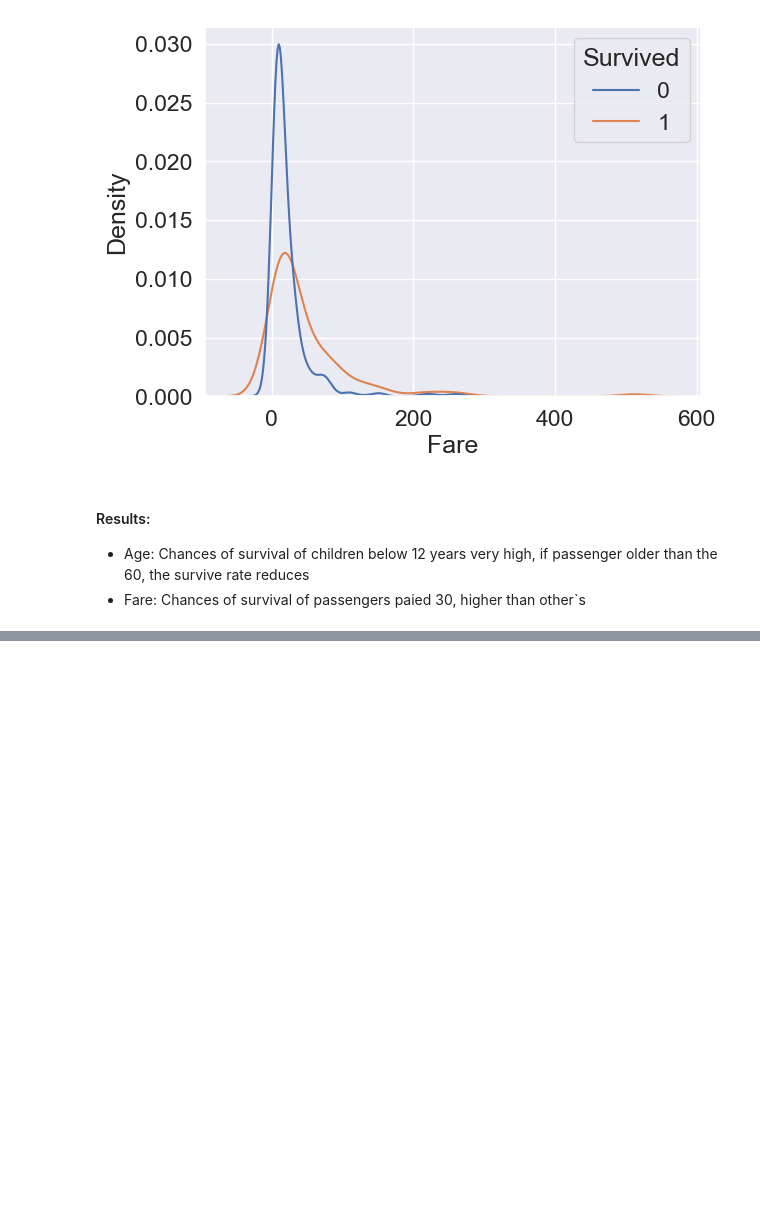
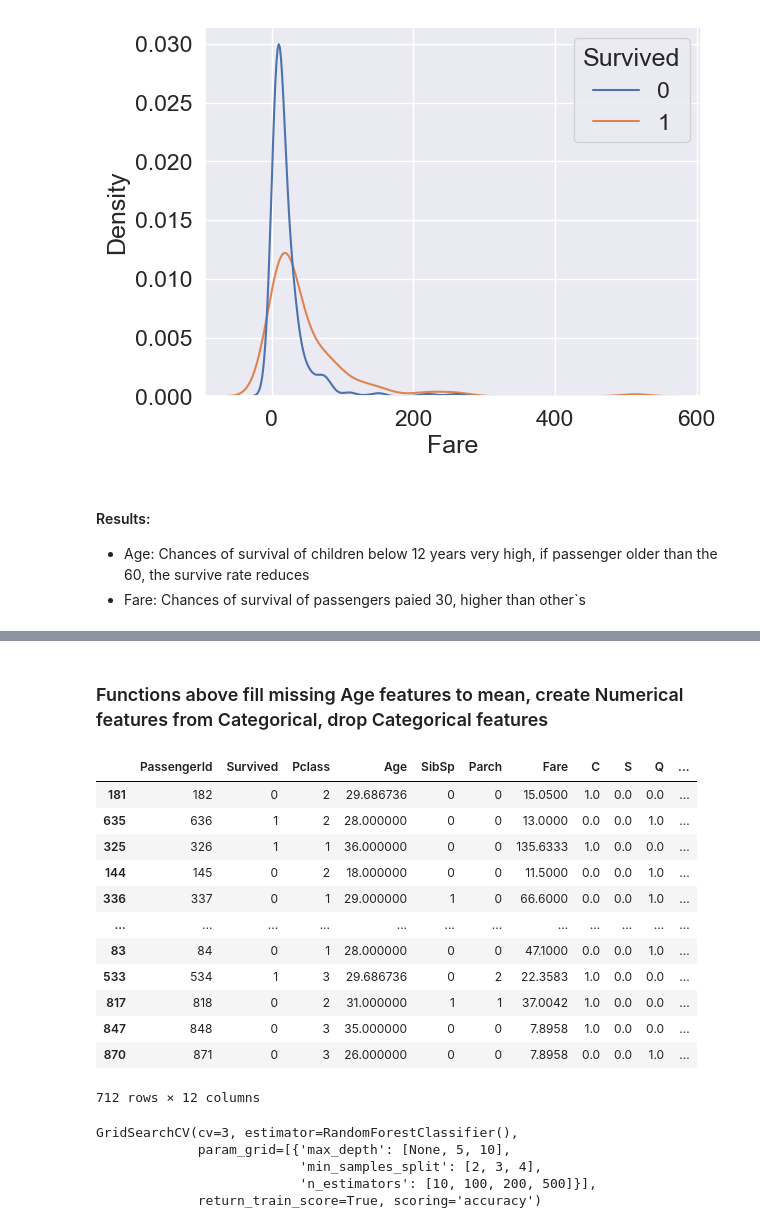
Before and after one commit to AsselAlimzhanova/Titanic-Kaggle-Competition, a Jupyter notebook: Titanic_kaggle.ipynb, the cells around one changed output, grey strips where cells are left out. Saved outputs shown, nothing was run; the diff lists cells and outputs as text; code cells hidden in the pictures; blank space fills up the shorter version.

```diff
--- a/Titanic_kaggle.ipynb
+++ b/Titanic_kaggle.ipynb
@@ -321,0 +359,60 @@ for feature in ['Age', 'Fare']:
+# %%
+from sklearn.base import BaseEstimator, TransformerMixin
+from sklearn.impute import SimpleImputer
+
+class AgeImputer(BaseEstimator, TransformerMixin):
+    def fit(self, X, y=None):
+        return self
+
+    def transform(self, X):
+        imputer=SimpleImputer(strategy='mean')
+        X['Age']=imputer.fit_transform(X[['Age']])
+        return X
+# %%
+from sklearn.preprocessing import OneHotEncoder
+
+class FeatureEncoder(BaseEstimator, TransformerMixin):
+    def fit(self,X,y=None):
+        return self
+    def transform(self,X):
+        encoder=OneHotEncoder()
+        matrix=encoder.fit_transform(X[['Embarked']]).toarray()
+        column_names=['C','S','Q','N']
+        for i in range(len(matrix.T)):
+            X[column_names[i]] = matrix.T[i]
+        matrix=encoder.fit_transform(X[['Sex']]).toarray()
+        column_names=['Female', 'Male']
+        for i in range(len(matrix.T)):
+            X[column_names[i]] = matrix.T[i]
+        return X
+# %%
+class FeatureDropper(BaseEstimator, TransformerMixin):
+    def fit(self,X,y=None):
+        return self
+    def transform(self, X):
+        return X.drop(['Embarked', 'Name', 'Ticket', 'Cabin', 'Sex', 'Age_category','N'], axis=1,errors='ignore')
+
+from sklearn.pipeline import Pipeline
+pipeline = Pipeline([('ageimputer', AgeImputer()),
+                     ('featureencoder', FeatureEncoder()),
+                     ('feauterdropper', FeatureDropper())])
+# %% [markdown]
+### Functions above fill missing Age features to mean, create Numerical features from Categorical, drop Categorical features
+# %%
+strat_train_set = pipeline.fit_transform(strat_train_set)
+# %%
+strat_train_set
+# %% [output]
+|  | PassengerId | Survived | Pclass | Age | SibSp | Parch | Fare | C | S | Q | ... |
+| 181 | 182 | 0 | 2 | 29.686736 | 0 | 0 | 15.0500 | 1.0 | 0.0 | 0.0 | ... |
+| 635 | 636 | 1 | 2 | 28.000000 | 0 | 0 | 13.0000 | 0.0 | 0.0 | 1.0 | ... |
+| 325 | 326 | 1 | 1 | 36.000000 | 0 | 0 | 135.6333 | 1.0 | 0.0 | 0.0 | ... |
+| 144 | 145 | 0 | 2 | 18.000000 | 0 | 0 | 11.5000 | 0.0 | 0.0 | 1.0 | ... |
+| 336 | 337 | 0 | 1 | 29.000000 | 1 | 0 | 66.6000 | 0.0 | 0.0 | 1.0 | ... |
+| ... | ... | ... | ... | ... | ... | ... | ... | ... | ... | ... | ... |
+| 83 | 84 | 0 | 1 | 28.000000 | 0 | 0 | 47.1000 | 0.0 | 0.0 | 1.0 | ... |
+| 533 | 534 | 1 | 3 | 29.686736 | 0 | 2 | 22.3583 | 1.0 | 0.0 | 0.0 | ... |
+| 817 | 818 | 0 | 2 | 31.000000 | 1 | 1 | 37.0042 | 1.0 | 0.0 | 0.0 | ... |
+| 847 | 848 | 0 | 3 | 35.000000 | 0 | 0 | 7.8958 | 1.0 | 0.0 | 0.0 | ... |
+| 870 | 871 | 0 | 3 | 26.000000 | 0 | 0 | 7.8958 | 0.0 | 0.0 | 1.0 | ... |
+712 rows × 12 columns
@@ -321,0 +426,17 @@ for feature in ['Age', 'Fare']:
+# %%
+# Random Forest Classifier and cross validation
+from sklearn.ensemble import RandomForestClassifier
+from sklearn.model_selection import GridSearchCV
+
+clf = RandomForestClassifier()
+param_gird=[
+    {'n_estimators': [10,100,200,500],'max_depth':[None,5,10],'min_samples_split':[2,3,4]}
+]
+grid_search=GridSearchCV(clf,param_gird,cv=3,scoring='accuracy',return_train_score=True)
+grid_search.fit(X_data,y_data)
+# %% [output]
+GridSearchCV(cv=3, estimator=RandomForestClassifier(),
+             param_grid=[{'max_depth': [None, 5, 10],
+                          'min_samples_split': [2, 3, 4],
+                          'n_estimators': [10, 100, 200, 500]}],
+             return_train_score=True, scoring='accuracy')
```
Also changed, not shown: parts of 38 cells of this notebook.
